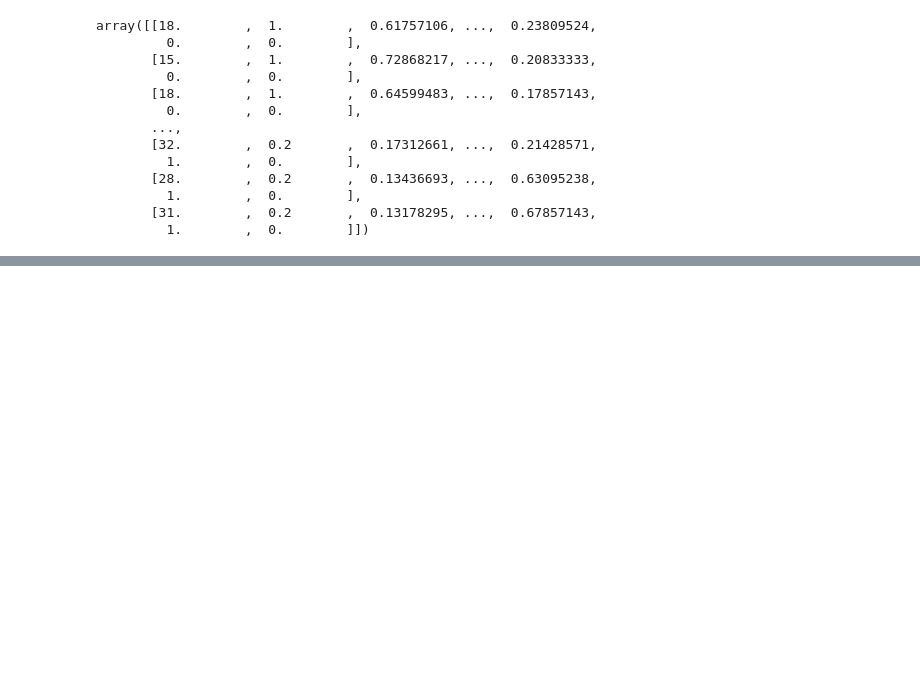
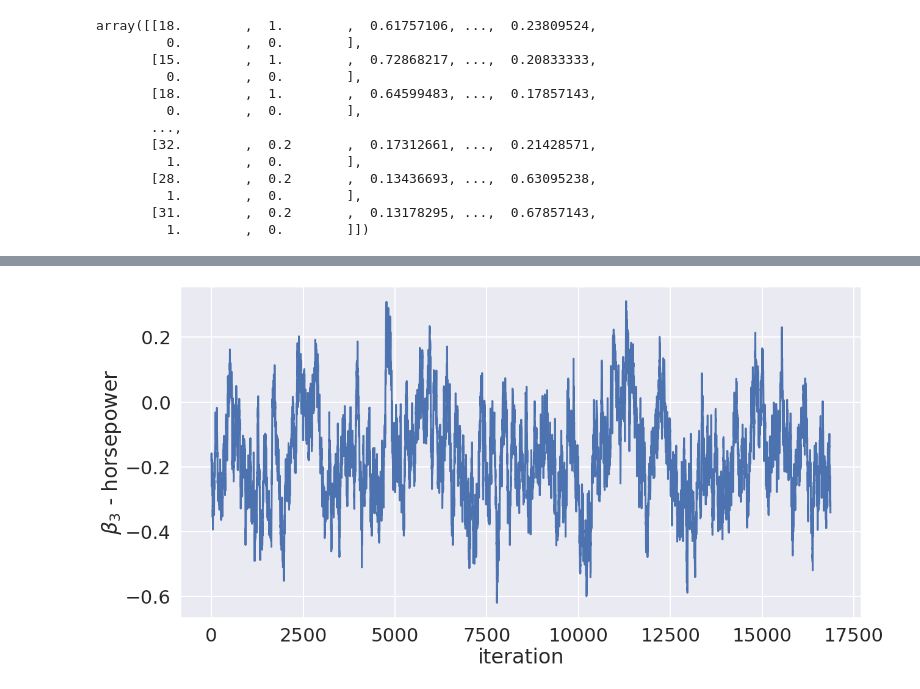
Before and after one commit to colesturza/CSCI5822-Final-Project, a Jupyter notebook: python/poisson_regression.ipynb, the cells around one changed output, grey strips where cells are left out. Cells and saved outputs as stored; diff of their text form; code cells hidden in the pictures; blank space fills up the shorter version.

```diff
--- a/python/poisson_regression.ipynb
+++ b/python/poisson_regression.ipynb
@@ -136,0 +149,9 @@ accepted.shape, rejected.shape
+# %%
+n = accepted.shape[0]
+fig, ax = plt.subplots(figsize=(20,10))
+plt.plot(range(n), accepted[:,3])
+plt.xlabel('iteration')
+plt.ylabel(r'$\beta_{3}$ - horsepower')
+plt.show()
+# %% [output]
+[figure, added]
```
Also changed, not shown: parts of 18 cells of this notebook, 17 other files.
